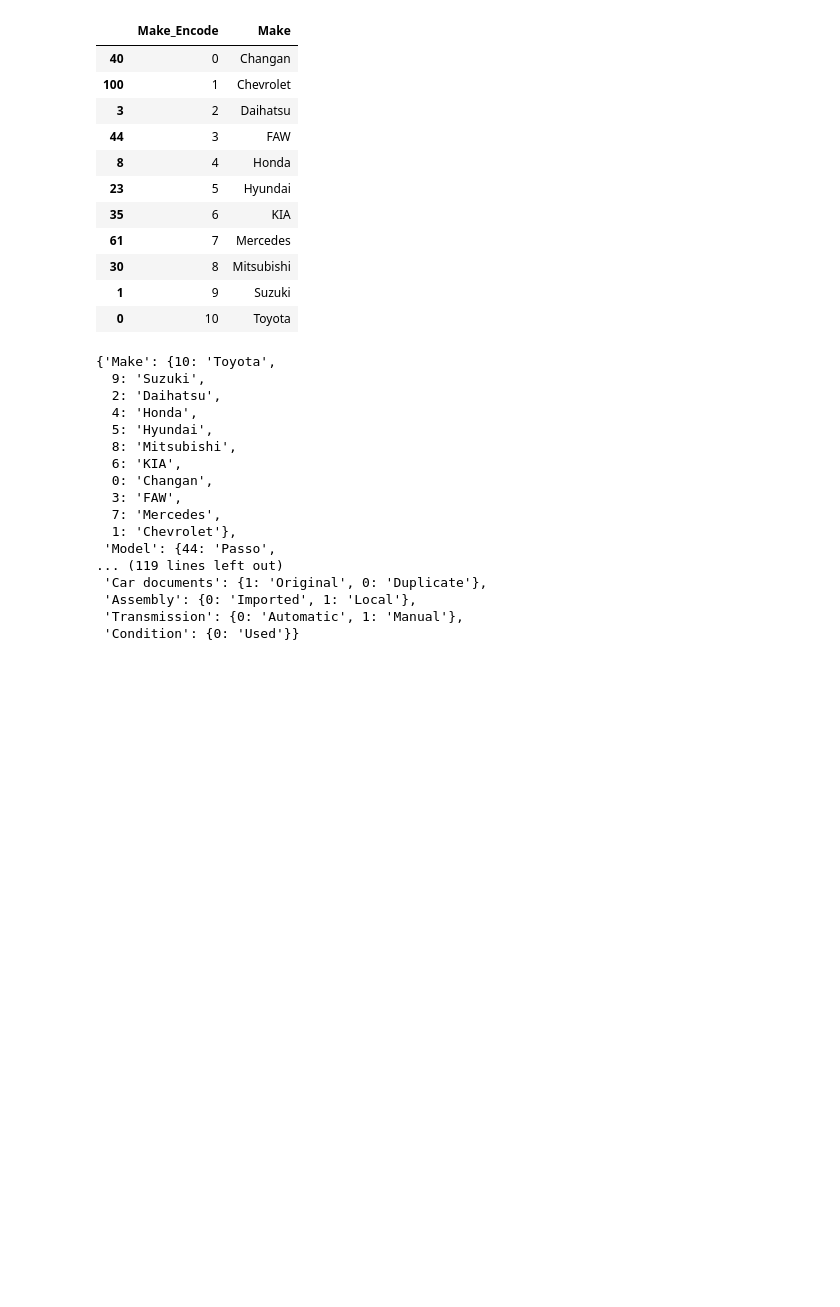
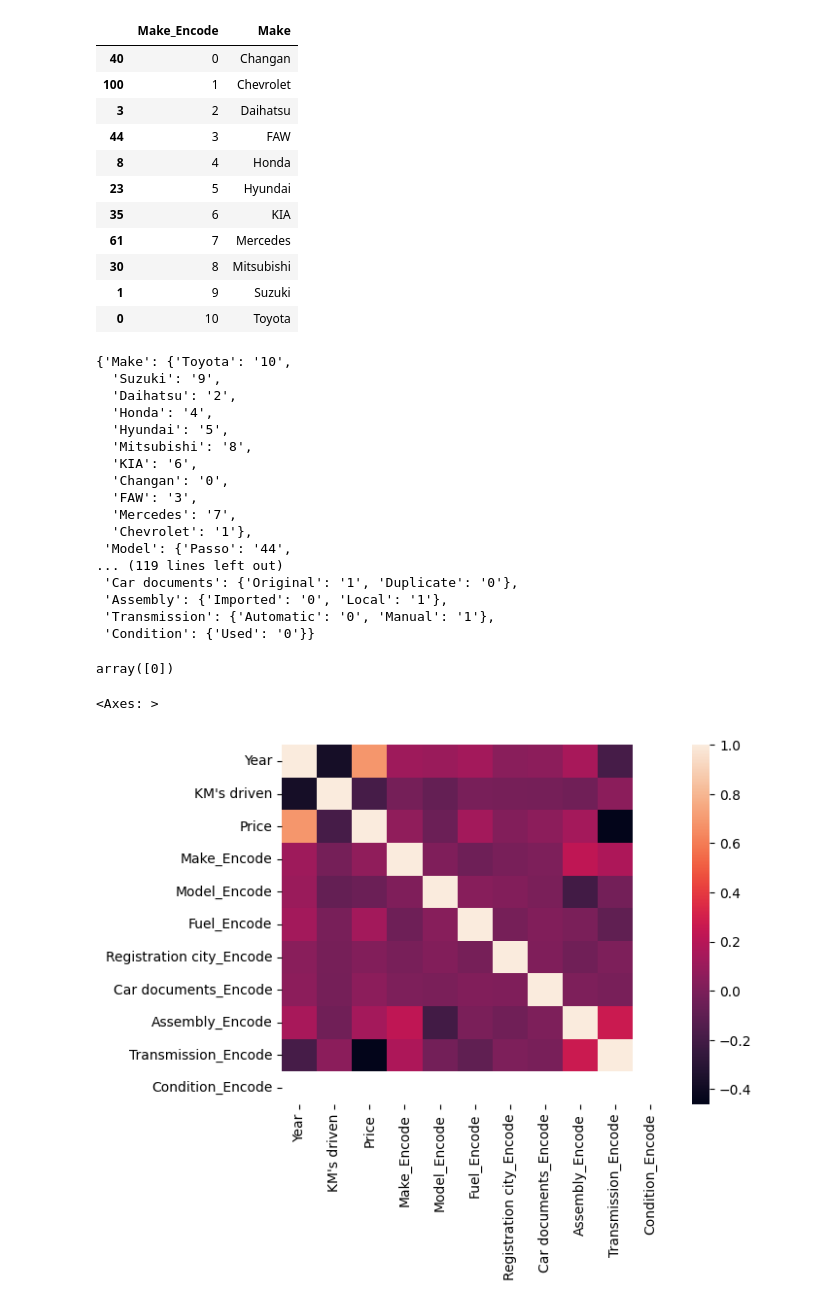
Before and after one commit to rajpatel2309/raj_patel, a Jupyter notebook: DataAnalysis.ipynb, the cells around one changed output. Saved outputs shown, nothing was run; the diff lists cells and outputs as text; code cells hidden in the pictures; blank space fills up the shorter version.

```diff
--- a/DataAnalysis.ipynb
+++ b/DataAnalysis.ipynb
@@ -60,25 +60,25 @@ for k in df.columns:
         ke = df[[k,str(k)+'_Encode']].drop_duplicates()[str(k)+'_Encode'].values
         val = df[[k,str(k)+'_Encode']].drop_duplicates()[k].values
         for i in range(len(ke)):
-            gt[ke[i]] = val[i]
+            gt[val[i]] = str(ke[i])
         feature[k] = gt
 # %%
 feature
 # %% [output]
-{'Make': {10: 'Toyota',
-  9: 'Suzuki',
-  2: 'Daihatsu',
-  4: 'Honda',
-  5: 'Hyundai',
-  8: 'Mitsubishi',
-  6: 'KIA',
-  0: 'Changan',
-  3: 'FAW',
-  7: 'Mercedes',
-  1: 'Chevrolet'},
- 'Model': {44: 'Passo',
+{'Make': {'Toyota': '10',
+  'Suzuki': '9',
+  'Daihatsu': '2',
+  'Honda': '4',
+  'Hyundai': '5',
+  'Mitsubishi': '8',
+  'KIA': '6',
+  'Changan': '0',
+  'FAW': '3',
+  'Mercedes': '7',
+  'Chevrolet': '1'},
+ 'Model': {'Passo': '44',
 ... (119 lines left out)
- 'Car documents': {1: 'Original', 0: 'Duplicate'},
- 'Assembly': {0: 'Imported', 1: 'Local'},
- 'Transmission': {0: 'Automatic', 1: 'Manual'},
- 'Condition': {0: 'Used'}}
+ 'Car documents': {'Original': '1', 'Duplicate': '0'},
+ 'Assembly': {'Imported': '0', 'Local': '1'},
+ 'Transmission': {'Automatic': '0', 'Manual': '1'},
+ 'Condition': {'Used': '0'}}
@@ -84,0 +91,11 @@ feature
+# %%
+df.drop(["Make","Model","Fuel","Registration city","Car documents","Assembly","Transmission","Condition"],axis = 1,inplace = True)
+# %%
+df['Condition_Encode'].unique()
+# %% [output]
+array([0])
+# %%
+sns.heatmap(df.corr())
+# %% [output]
+<Axes: >
+[figure, added]
```
Also changed, not shown: parts of 30 cells of this notebook, 6 other files.
